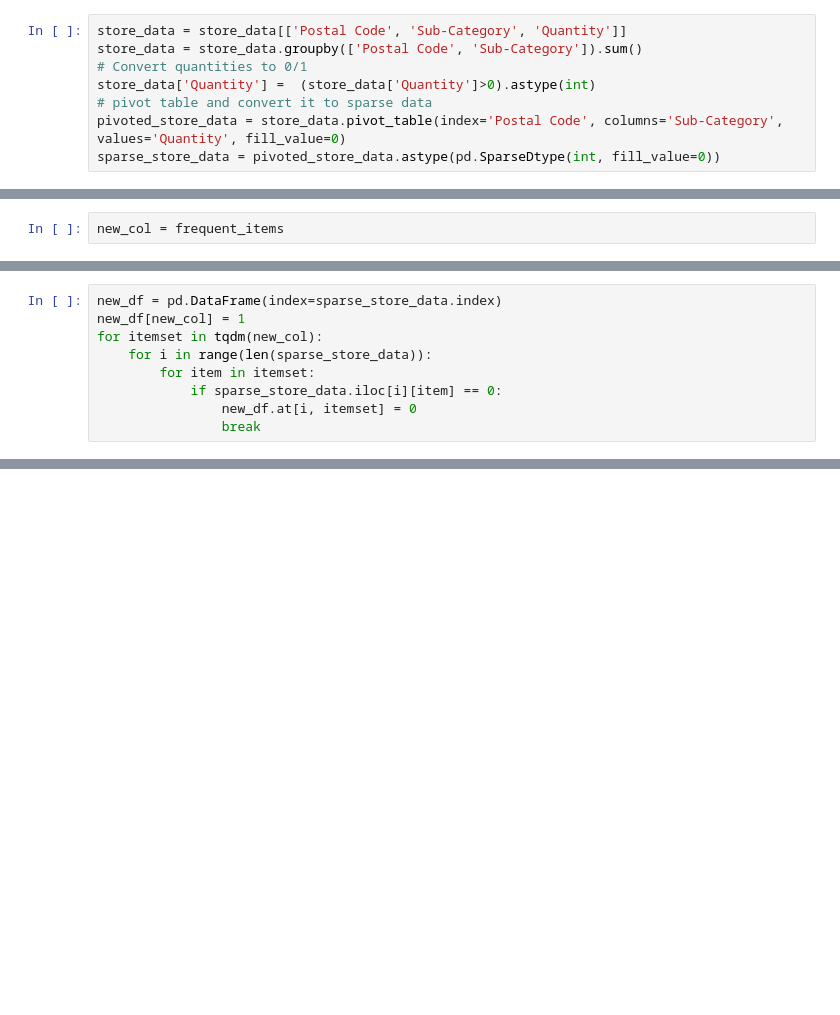
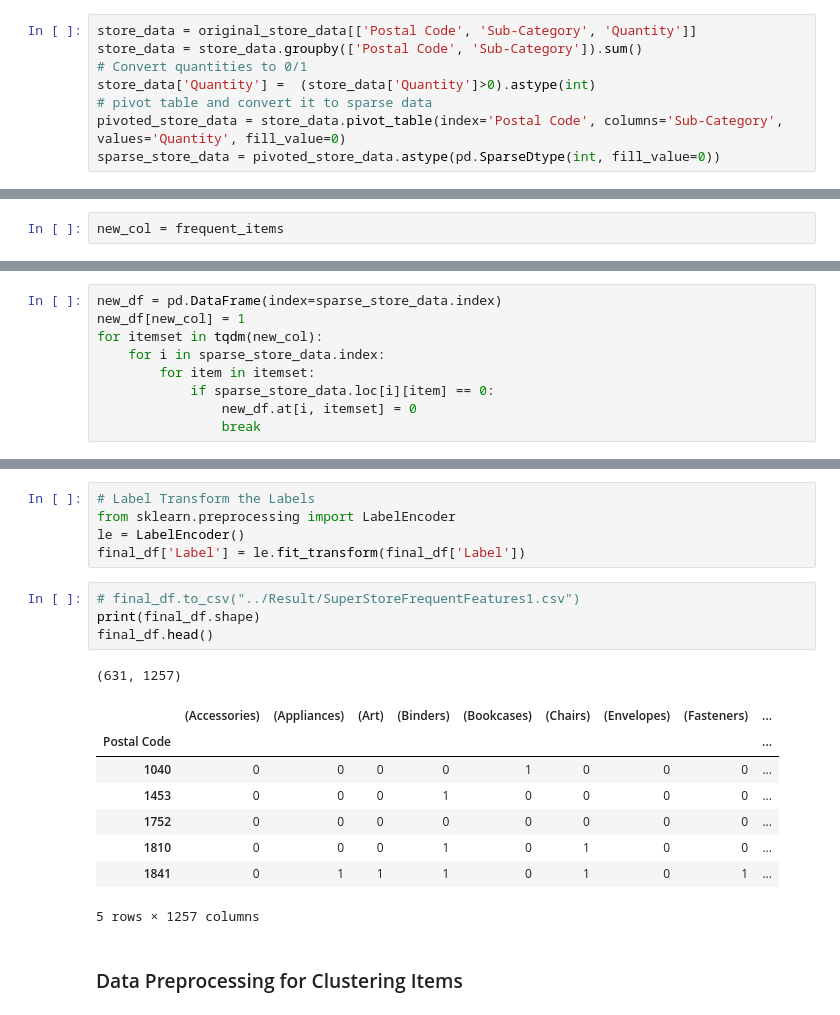
Before and after one commit to supperr-coder/CZ4032-Project2, a Jupyter notebook: Code/Clustering.ipynb, the cells around one changed output, grey strips where cells are left out. Cells and saved outputs as stored; diff of their text form; blank space fills up the shorter version.

```diff
--- a/Code/Clustering.ipynb
+++ b/Code/Clustering.ipynb
@@ -40,7 +43,7 @@ The allowed values for a DataFrame are True, False, 0, 1. Found value Second Cla
 # %% [markdown]
 #### Changing to a suitable dataframe
 # %%
-store_data = store_data[['Postal Code', 'Sub-Category', 'Quantity']]
+store_data = original_store_data[['Postal Code', 'Sub-Category', 'Quantity']]
 store_data = store_data.groupby(['Postal Code', 'Sub-Category']).sum()
 # Convert quantities to 0/1
 store_data['Quantity'] =  (store_data['Quantity']>0).astype(int)
@@ -92,8 +101,8 @@ new_col = frequent_items
 new_df = pd.DataFrame(index=sparse_store_data.index)
 new_df[new_col] = 1
 for itemset in tqdm(new_col):
-    for i in range(len(sparse_store_data)):
+    for i in sparse_store_data.index:
         for item in itemset:
-            if sparse_store_data.iloc[i][item] == 0:
+            if sparse_store_data.loc[i][item] == 0:
                 new_df.at[i, itemset] = 0
                 break
@@ -117,0 +122,21 @@ new_df.head().iloc[:, :-10]
+# %%
+# Label Transform the Labels
+from sklearn.preprocessing import LabelEncoder
+le = LabelEncoder()
+final_df['Label'] = le.fit_transform(final_df['Label'])
+# %%
+# final_df.to_csv("../Result/SuperStoreFrequentFeatures1.csv")
+print(final_df.shape)
+final_df.head()
+# %% [output]
+(631, 1257)
+|  | (Accessories) | (Appliances) | (Art) | (Binders) | (Bookcases) | (Chairs) | (Envelopes) | (Fasteners) | ... |
+| Postal Code |  |  |  |  |  |  |  |  | ... |
+| 1040 | 0 | 0 | 0 | 0 | 1 | 0 | 0 | 0 | ... |
+| 1453 | 0 | 0 | 0 | 1 | 0 | 0 | 0 | 0 | ... |
+| 1752 | 0 | 0 | 0 | 0 | 0 | 0 | 0 | 0 | ... |
+| 1810 | 0 | 0 | 0 | 1 | 0 | 1 | 0 | 0 | ... |
+| 1841 | 0 | 1 | 1 | 1 | 0 | 1 | 0 | 1 | ... |
+5 rows × 1257 columns
+# %% [markdown]
+### Data Preprocessing for Clustering Items
```
Also changed, not shown: parts of 36 cells of this notebook, 2 other files.
